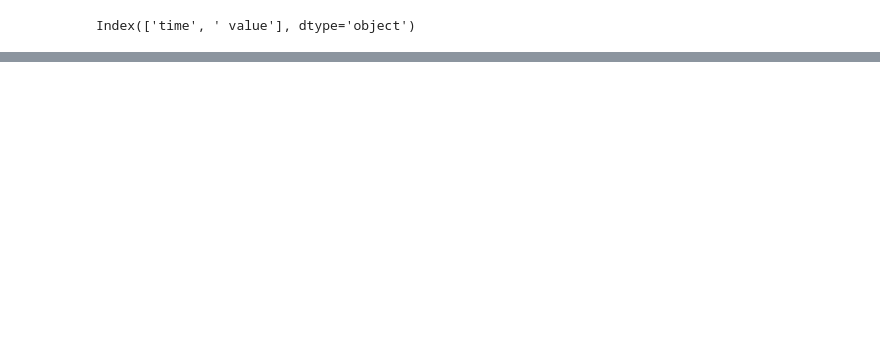
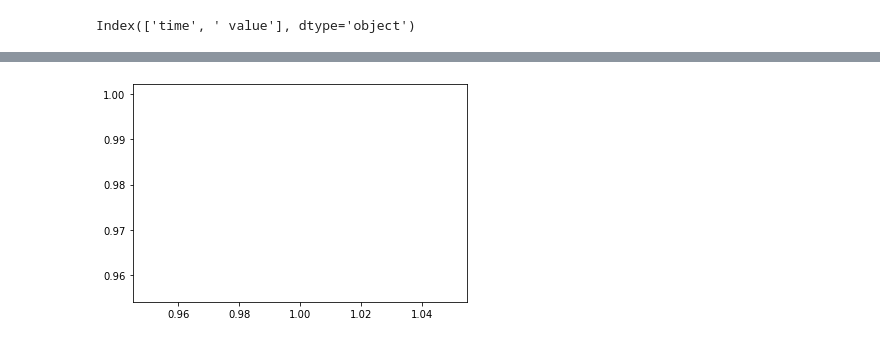
Before and after one commit to WURacing/testing-validation, a Jupyter notebook: 2024/data_validation.ipynb, the cells around one changed output, grey strips where cells are left out. Cells and saved outputs as stored; diff of their text form; code cells hidden in the pictures; blank space fills up the shorter version.

```diff
--- a/2024/data_validation.ipynb
+++ b/2024/data_validation.ipynb
@@ -327,0 +396,13 @@ array([[ -7.70847385,  -8.44946675,  10.62435235, ...,   0.        ,
+# %%
+ratios
+for s in sets:
+    pca=PCA(n_components=1, svd_solver = 'auto')
+    pca.fit(s)
+    arr=[]
+    for i in range(pca.n_components_):
+        j=i
+        arr.append(j+1)
+        ratios.append(pca.explained_variance_)
+    plt.plot(arr, pca.explained_variance_ratio_)
+# %% [output]
+[figure, added]
```
Also changed, not shown: parts of 17 cells of this notebook.
